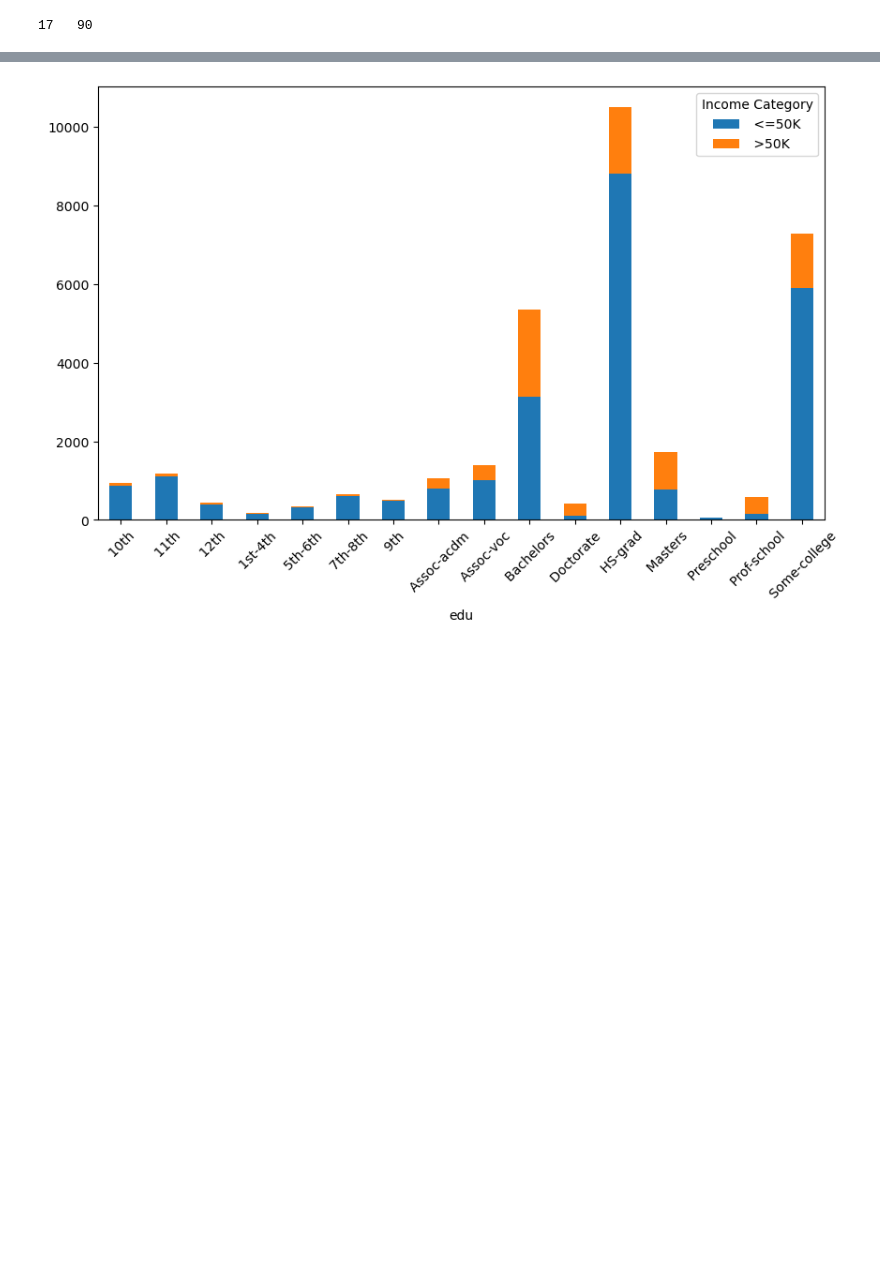
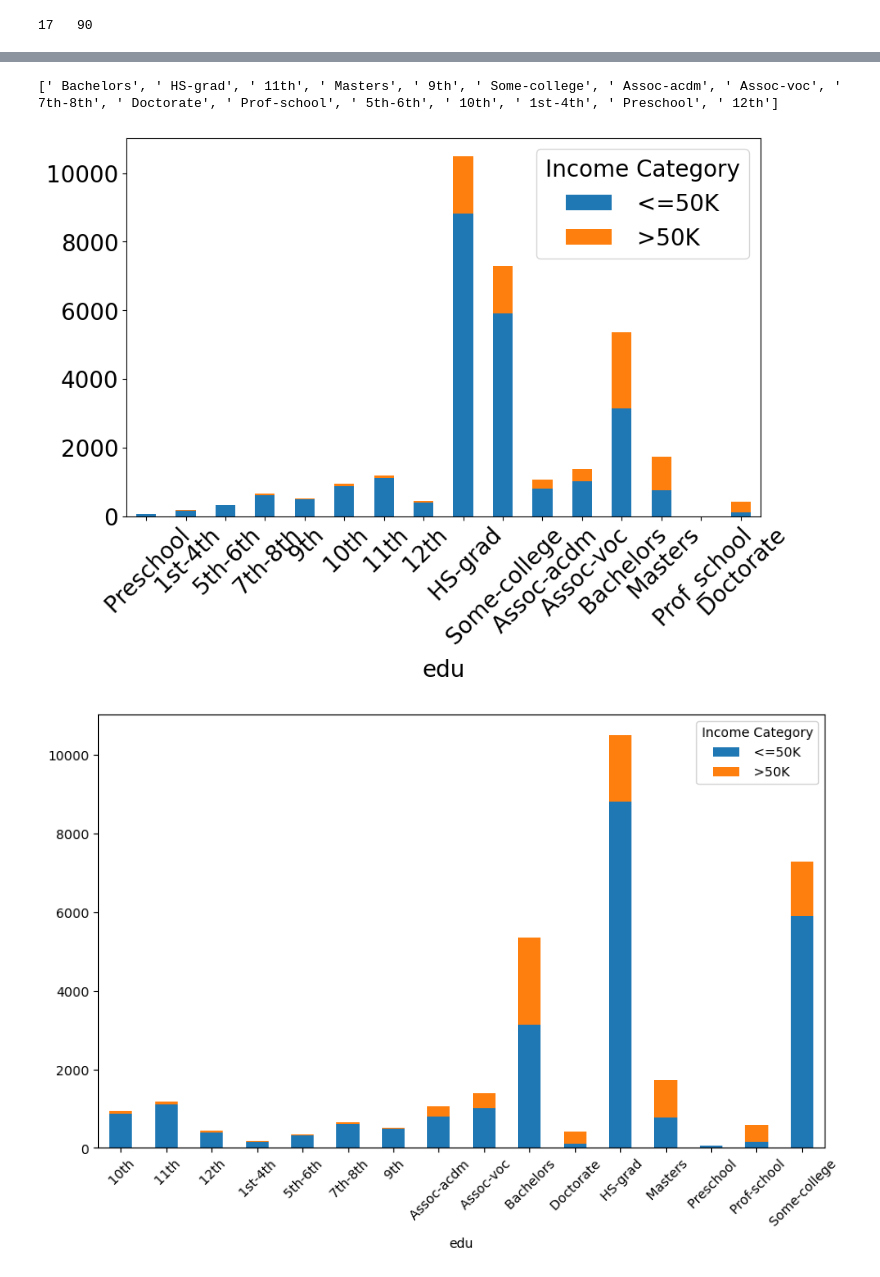
Before and after one commit to kienlacmai/ML-Adult-Census-Income-Analysis, a Jupyter notebook: graphing.ipynb, the cells around one changed output, grey strips where cells are left out. Cells and saved outputs as stored; diff of their text form; code cells hidden in the pictures; blank space fills up the shorter version.

```diff
--- a/graphing.ipynb
+++ b/graphing.ipynb
@@ -101 +103,20 @@ plt.show()
+# %%
+x_values = df['edu'].unique().tolist()
+edu_levels: [str] = [" Preschool", " 1st-4th", " 5th-6th", " 7th-8th", " 9th", " 10th", " 11th", " 12th", " HS-grad", " Some-college", " Assoc-acdm", " Assoc-voc", " Bachelors", " Masters", " Prof_school", " Doctorate"]
+print(x_values)
+# %% [output]
+[' Bachelors', ' HS-grad', ' 11th', ' Masters', ' 9th', ' Some-college', ' Assoc-acdm', ' Assoc-voc', ' 7th-8th', ' Doctorate', ' Prof-school', ' 5th-6th', ' 10th', ' 1st-4th', ' Preschool', ' 12th']
+# %%
+df['edu'] = pd.Categorical(df['edu'], categories=edu_levels, ordered=True)
+
+# Aggregate data and plot
+agg_data = df.groupby(["edu", "income"]).size().unstack(fill_value=0)
+ax = agg_data.plot(kind="bar", stacked=True, figsize=(10, 6))
+
+plt.xticks(rotation=45)
+ax.legend(title="Income Category")
+plt.savefig('edu.png', dpi=300, bbox_inches='tight')
+plt.show()
+# %% [output]
+[figure, added]
 # %%
```
Also changed, not shown: parts of 2 cells of this notebook, 3 other files.
